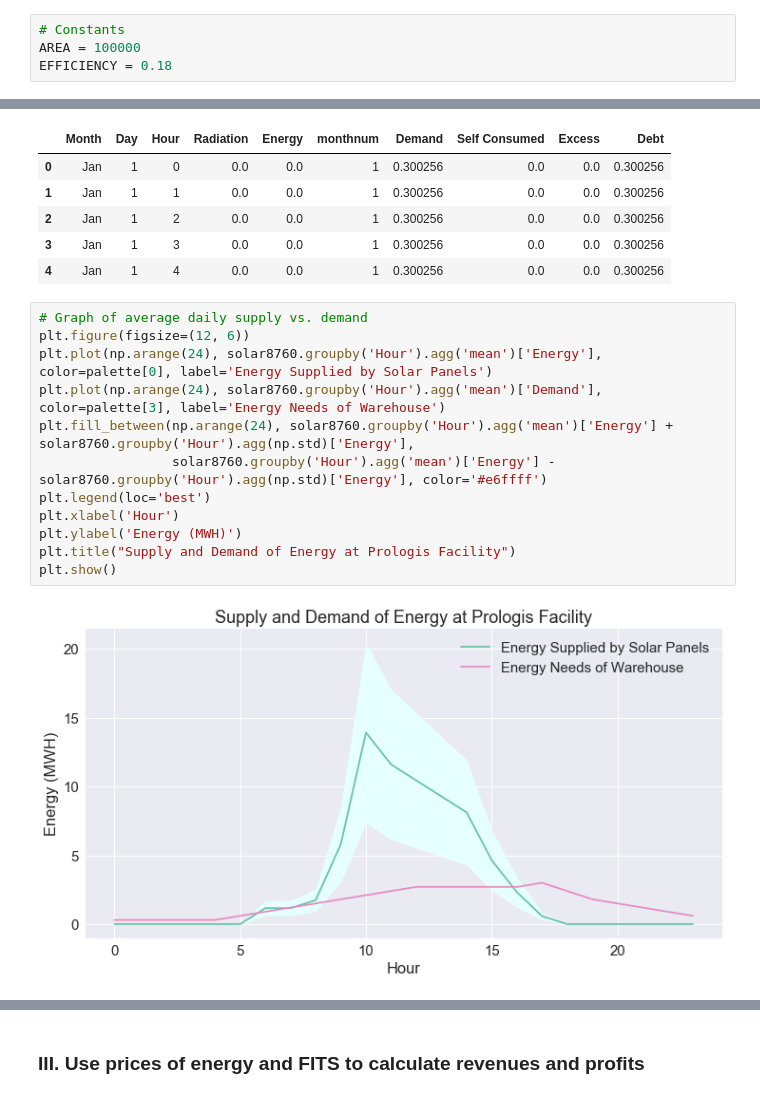
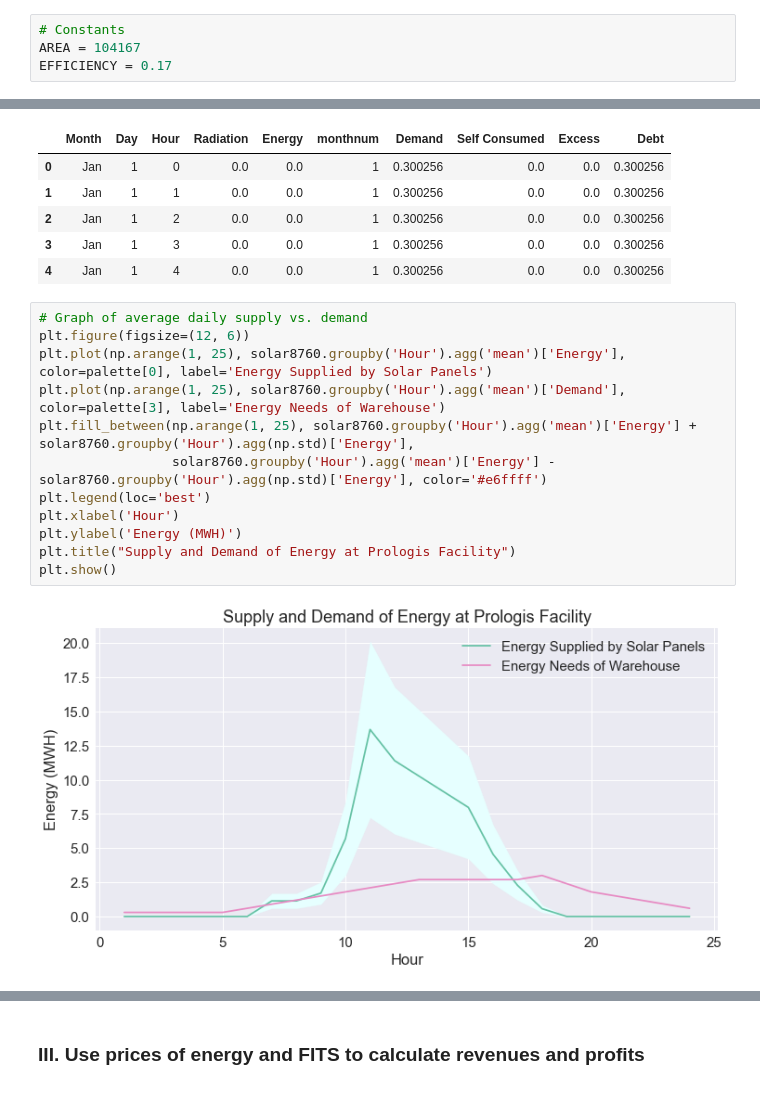
Before and after one commit to emilylaiken/espp90s-solar, a Jupyter notebook: chinasolar.ipynb, the cells around one changed output, grey strips where cells are left out. Saved outputs shown, nothing was run; the diff lists cells and outputs as text.

```diff
--- a/chinasolar.ipynb
+++ b/chinasolar.ipynb
@@ -12,8 +12,8 @@ palette = sns.color_palette("Set2", 10)
 ### I. Use solar irradiation data to generate 8760
 # %%
 # Constants
-AREA = 100000
-EFFICIENCY = 0.18
+AREA = 104167
+EFFICIENCY = 0.17
 # %%
 # Read in daily solar radiation data
 solardaily = pd.read_csv('chinasolar.csv')
@@ -117,17 +117,17 @@ solar8760.head()
 # %%
 # Graph of average daily supply vs. demand
 plt.figure(figsize=(12, 6))
-plt.plot(np.arange(24), solar8760.groupby('Hour').agg('mean')['Energy'], color=palette[0], label='Energy Supplied by Solar Panels')
-plt.plot(np.arange(24), solar8760.groupby('Hour').agg('mean')['Demand'], color=palette[3], label='Energy Needs of Warehouse')
-plt.fill_between(np.arange(24), solar8760.groupby('Hour').agg('mean')['Energy'] + solar8760.groupby('Hour').agg(np.std)['Energy'],
+plt.plot(np.arange(1, 25), solar8760.groupby('Hour').agg('mean')['Energy'], color=palette[0], label='Energy Supplied by Solar Panels')
+plt.plot(np.arange(1, 25), solar8760.groupby('Hour').agg('mean')['Demand'], color=palette[3], label='Energy Needs of Warehouse')
+plt.fill_between(np.arange(1, 25), solar8760.groupby('Hour').agg('mean')['Energy'] + solar8760.groupby('Hour').agg(np.std)['Energy'],
                  solar8760.groupby('Hour').agg('mean')['Energy'] - solar8760.groupby('Hour').agg(np.std)['Energy'], color='#e6ffff')
 plt.legend(loc='best')
 plt.xlabel('Hour')
 plt.ylabel('Energy (MWH)')
 plt.title("Supply and Demand of Energy at Prologis Facility")
 plt.show()
 # %% [output]
-[figure, old version]
+[figure, new version]
 # %%
 # Pie chart of energy by sale method
 plt.figure(figsize=(5, 5))
```
Also changed, not shown: parts of 19 cells of this notebook.
